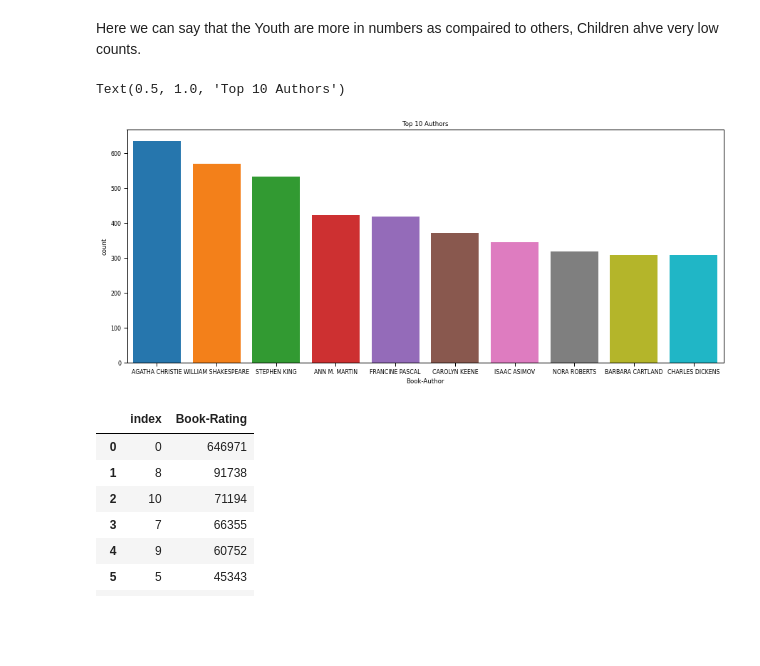
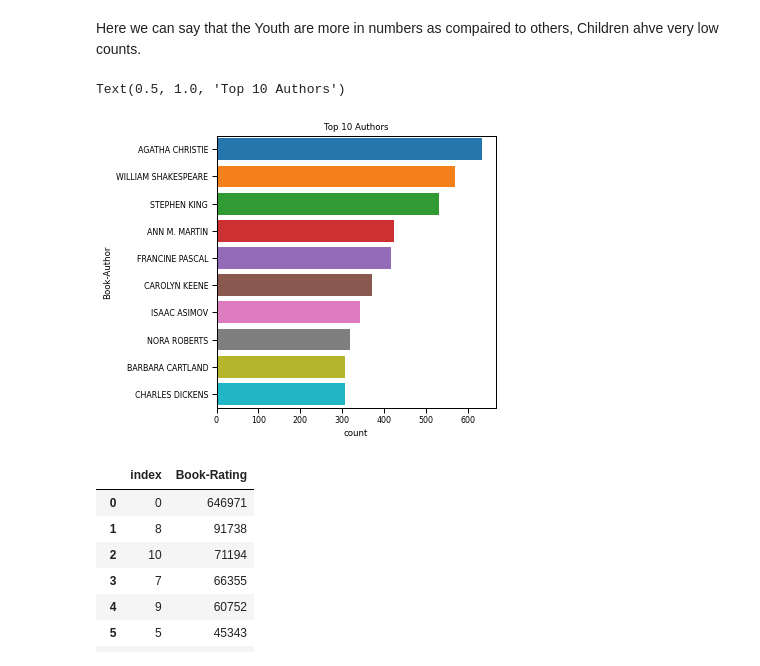
Before and after one commit to SujitbMusale/Book-Recommendation-System, a Jupyter notebook: Book_Recommendation_System.ipynb, the cells around one changed output. Cells and saved outputs as stored; diff of their text form; code cells hidden in the pictures; blank space fills up the shorter version.

```diff
--- a/Book_Recommendation_System.ipynb
+++ b/Book_Recommendation_System.ipynb
@@ -352,5 +357,5 @@ We wii replace the value with median
 # %%
-Books.loc[(Books['Year-Of-Publication'] > 2006)|(Books['Year-Of-Publication'] == 0),'Year-Of-Publication'] = np.NAN
+Books.loc[(Books['Year-Of-Publication'] > 2006)|(Books['Year-Of-Publication'] == 0)|(Books['Year-Of-Publication'] < 1700), 'Year-Of-Publication'] = np.NAN
 #replacing NaNs with median value of Year-Of-Publication
 Books['Year-Of-Publication'].fillna(round(Books['Year-Of-Publication'].median()), inplace=True)
 # %% [markdown]
@@ -520,12 +522,12 @@ Children ahve very low counts.
 # %%
 # lets check the TOP Authers who has written most number of books
 sns.set_context("paper", font_scale=0.9)
-plt.figure(figsize=(15,6))
-sns.countplot(x='Book-Author',data=Books,order=pd.value_counts(Books['Book-Author']).iloc[:10].index,saturation=0.9)
+plt.figure(figsize=(5,5))
+sns.countplot(y='Book-Author',data=Books,order=pd.value_counts(Books['Book-Author']).iloc[:10].index,saturation=0.9)
 plt.title('Top 10 Authors')
 # %% [output]
 Text(0.5, 1.0, 'Top 10 Authors')
-[figure, old version]
+[figure, new version]
 # %%
 # book ratings
 Books_Rating['Book-Rating'].value_counts().reset_index()
```
Also changed, not shown: parts of 30 cells of this notebook.
